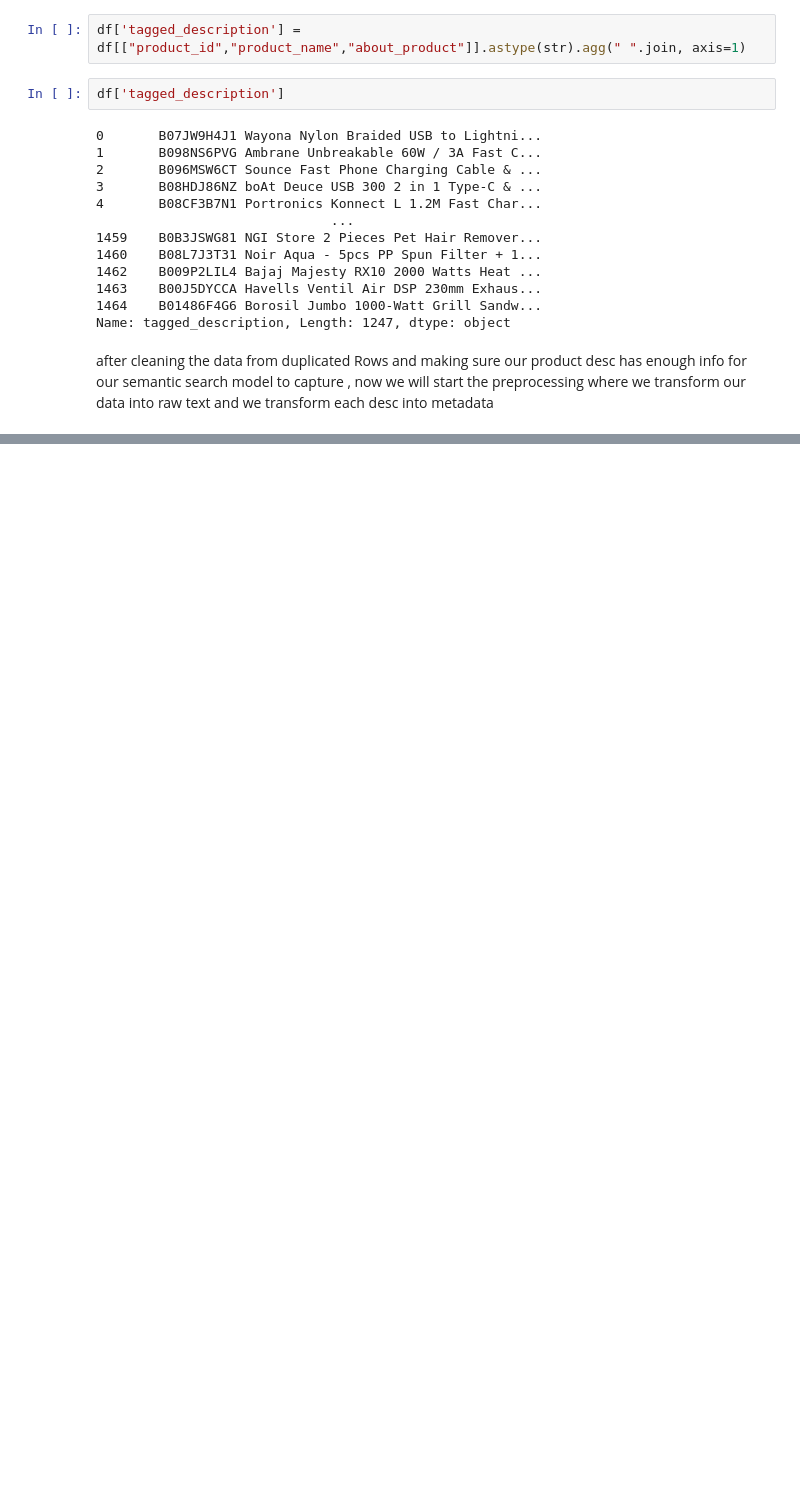
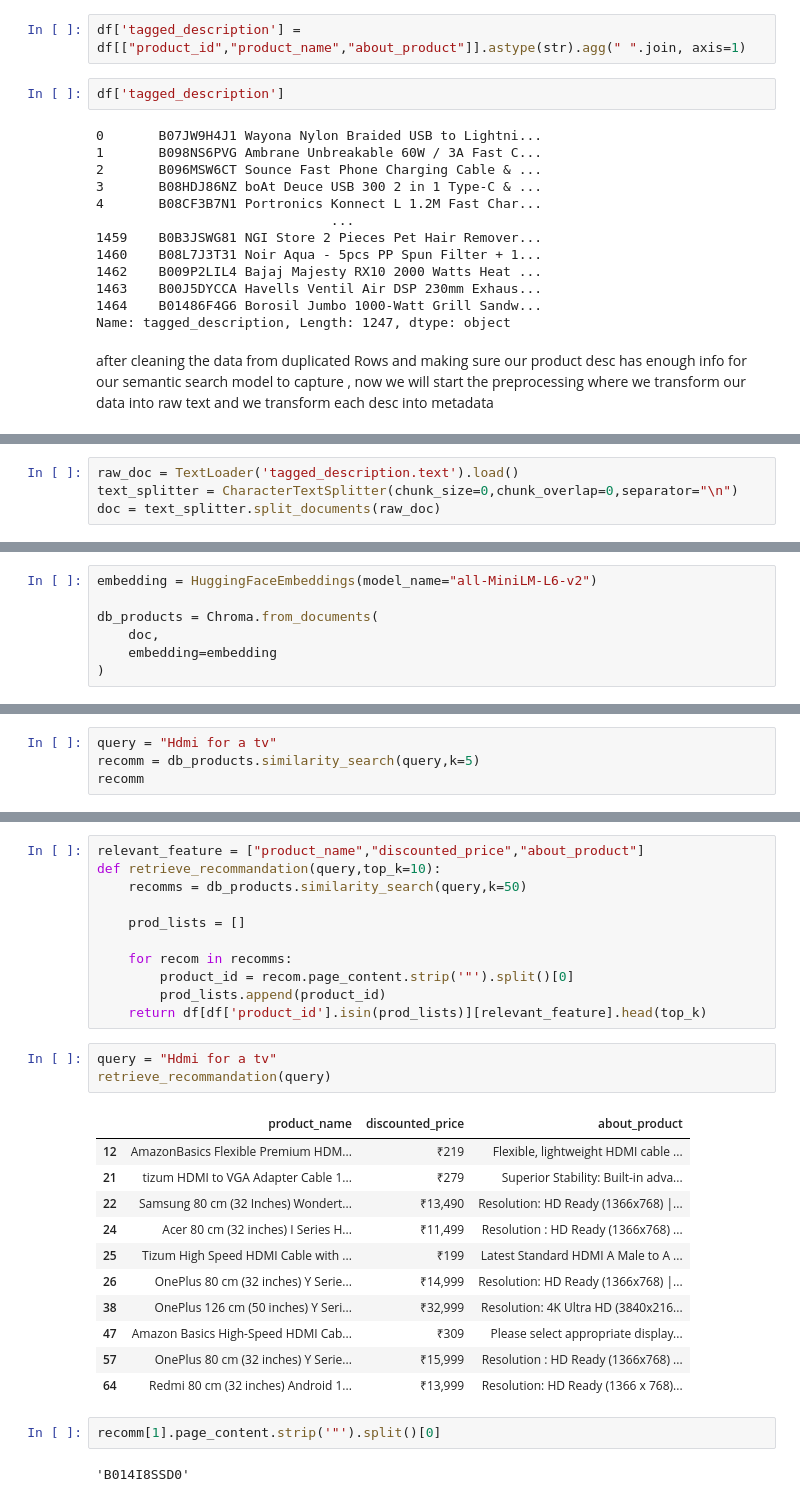
Before and after one commit to YassineSdk/Semantic-product-recommendation-system-, a Jupyter notebook: semantic-product-recommender.ipynb, the cells around one changed output, grey strips where cells are left out. Drawn from its saved outputs; the diff is of its cells as text; blank space fills up the shorter version.

```diff
--- a/semantic-product-recommender.ipynb
+++ b/semantic-product-recommender.ipynb
@@ -153,0 +185,4 @@ after cleaning the data from duplicated Rows and making sure our product desc ha
+# %%
+raw_doc = TextLoader('tagged_description.text').load()
+text_splitter = CharacterTextSplitter(chunk_size=0,chunk_overlap=0,separator="\n")
+doc = text_splitter.split_documents(raw_doc)
@@ -153,0 +199,7 @@ after cleaning the data from duplicated Rows and making sure our product desc ha
+# %%
+embedding = HuggingFaceEmbeddings(model_name="all-MiniLM-L6-v2")
+
+db_products = Chroma.from_documents(
+    doc,
+    embedding=embedding
+)
@@ -153,0 +212,4 @@ after cleaning the data from duplicated Rows and making sure our product desc ha
+# %%
+query = "Hdmi for a tv"
+recomm = db_products.similarity_search(query,k=5)
+recomm
@@ -153,0 +222,30 @@ after cleaning the data from duplicated Rows and making sure our product desc ha
+# %%
+relevant_feature = ["product_name","discounted_price","about_product"]
+def retrieve_recommandation(query,top_k=10):
+    recomms = db_products.similarity_search(query,k=50)
+
+    prod_lists = []
+
+    for recom in recomms:
+        product_id = recom.page_content.strip('"').split()[0]
+        prod_lists.append(product_id)
+    return df[df['product_id'].isin(prod_lists)][relevant_feature].head(top_k)
+# %%
+query = "Hdmi for a tv"
+retrieve_recommandation(query)
+# %% [output]
+|  | product_name | discounted_price | about_product |
+| 12 | AmazonBasics Flexible Premium HDM... | ₹219 | Flexible, lightweight HDMI cable ... |
+| 21 | tizum HDMI to VGA Adapter Cable 1... | ₹279 | Superior Stability: Built-in adva... |
+| 22 | Samsung 80 cm (32 Inches) Wondert... | ₹13,490 | Resolution: HD Ready (1366x768) |... |
+| 24 | Acer 80 cm (32 inches) I Series H... | ₹11,499 | Resolution : HD Ready (1366x768) ... |
+| 25 | Tizum High Speed HDMI Cable with ... | ₹199 | Latest Standard HDMI A Male to A ... |
+| 26 | OnePlus 80 cm (32 inches) Y Serie... | ₹14,999 | Resolution: HD Ready (1366x768) |... |
+| 38 | OnePlus 126 cm (50 inches) Y Seri... | ₹32,999 | Resolution: 4K Ultra HD (3840x216... |
+| 47 | Amazon Basics High-Speed HDMI Cab... | ₹309 | Please select appropriate display... |
+| 57 | OnePlus 80 cm (32 inches) Y Serie... | ₹15,999 | Resolution : HD Ready (1366x768) ... |
+| 64 | Redmi 80 cm (32 inches) Android 1... | ₹13,999 | Resolution: HD Ready (1366 x 768)... |
+# %%
+recomm[1].page_content.strip('"').split()[0]
+# %% [output]
+'B014I8SSD0'
```
Also changed, not shown: parts of 16 cells of this notebook.
